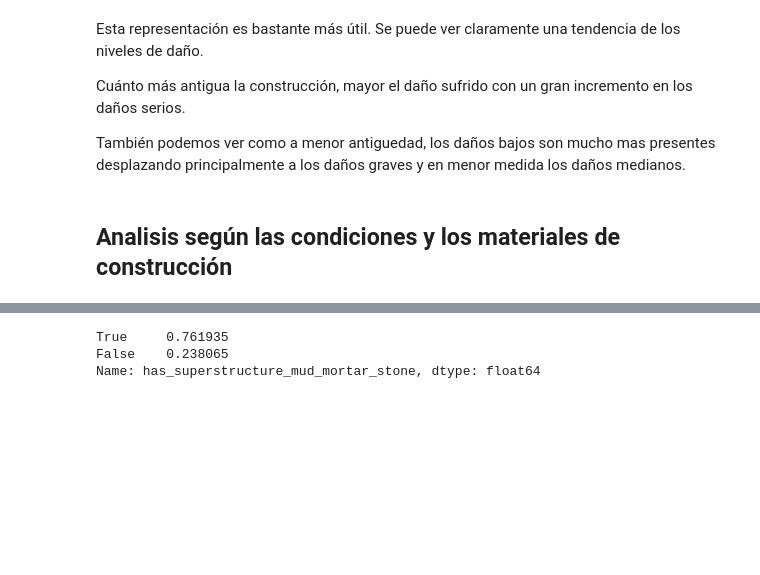
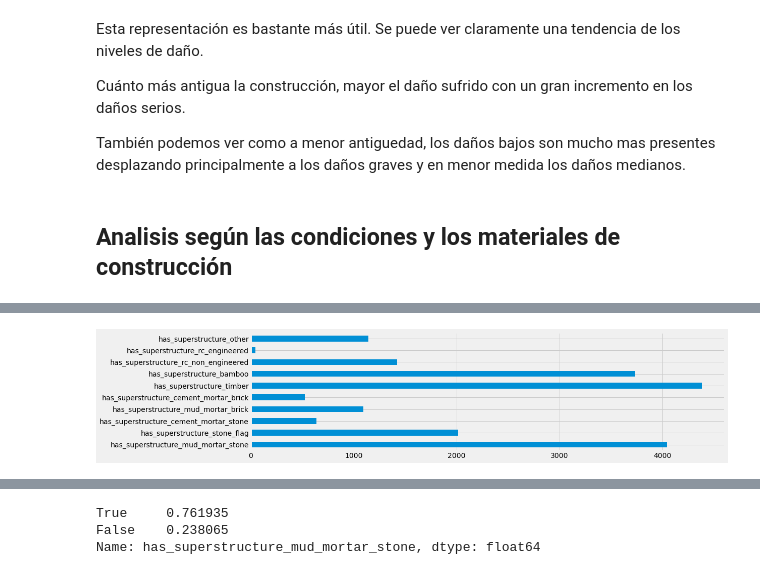
Before and after one commit to franvinas/7506-tp1, a Jupyter notebook: tp1.ipynb, the cells around one changed output, grey strips where cells are left out. Cells and saved outputs as stored; diff of their text form; code cells hidden in the pictures; blank space fills up the shorter version.

```diff
--- a/tp1.ipynb
+++ b/tp1.ipynb
@@ -558,0 +576,5 @@ superstructure.groupby('damage_grade').agg(lambda x: x.sum() / x.count()).plot(k
+# %%
+superstructure.loc[superstructure['sum']>3,:].sum().iloc[:-2].plot(kind='barh', figsize=(15,4))
+plt.show()
+# %% [output]
+[figure, added]
```
Also changed, not shown: parts of 24 cells of this notebook.
